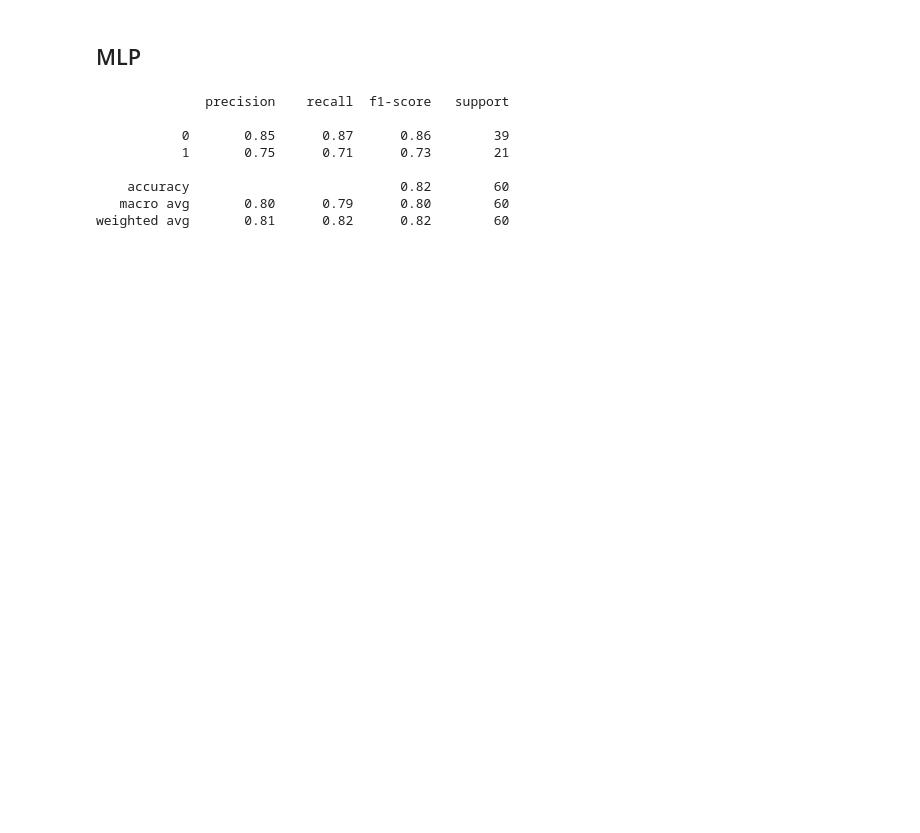
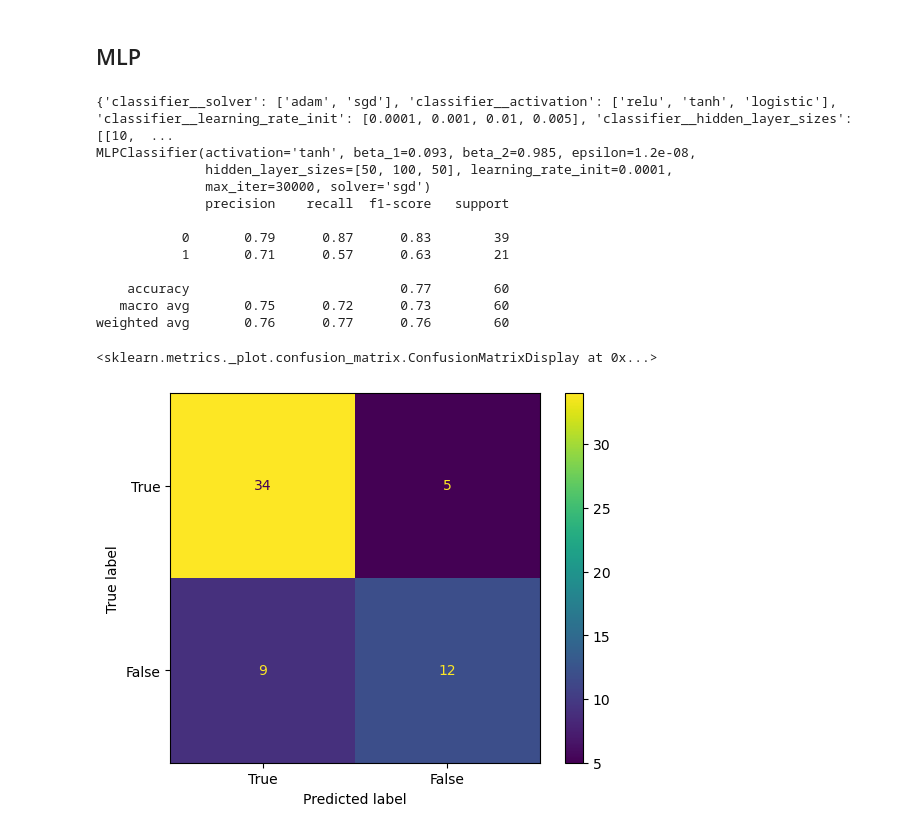
Before and after one commit to brittawi/M7016H-Project, a Jupyter notebook: classifiers.ipynb, the cells around one changed output. Drawn from its saved outputs; the diff is of its cells as text; code cells hidden in the pictures; blank space fills up the shorter version.

```diff
--- a/classifiers.ipynb
+++ b/classifiers.ipynb
@@ -166,35 +195,84 @@ weighted avg       0.73      0.73      0.73        60
 ## MLP
 # %%
 from sklearn.neural_network import MLPClassifier
+from sklearn.experimental import enable_halving_search_cv
+from sklearn.model_selection import HalvingRandomSearchCV
 
-mlp = MLPClassifier(activation='relu',
+
+mlp = MLPClassifier(activation='relu', #relu
                     solver='adam',
-                    max_iter=300000,
+                    max_iter=30000, #300000
                     batch_size='auto',
                     learning_rate_init=0.001,
                     # Early stopping kinda does CV too https://scikit-learn.org/stable/modules/generated/sklearn.neural_network.MLPClassifier.html#sklearn.neural_network.MLPClassifier
                     # But got worse results
-                    early_stopping=False,
+                    early_stopping=False, # False
                     shuffle=True,
-                    random_state=17,
+                    #random_state=17,
                     alpha=0.0001, # L2 loss strenght
                     beta_1=0.93, # 0.9 org Exponential decay rate for estimates of first moment vector in adam
                     beta_2=0.99, # 0.999 org Exponential decay rate for estimates of second moment vector in adam
                     epsilon=12e-9 # 1e-8 org Value for numerical stability in adam.
                     )
 standard_scaler = StandardScaler()
-mlp_pipe = make_pipeline(standard_scaler, mlp)
-mlp_pipe.fit(X_train, y_train)
+mlp_pipe = Pipeline(steps=[
+    ("scaler", standard_scaler),
+    ("classifier", mlp)
+])
+"""
+# These found acc: 77 f1 74,76
+# MLPClassifier(batch_size=64, beta_1=0.93, beta_2=0.99, epsilon=1.2e-08, max_iter=30000, random_state=17, solver='sgd')
+parameters = {
+    "classifier__solver": ["adam", "sgd"],
+    "classifier__batch_size": [4, 16, 32, 64],
+    "classifier__activation": ["relu", "tanh", "logistic"],
+    "classifier__learning_rate_init": [0.0001, 0.001, 0.01, 0.005],
+}
 
-predictions = mlp_pipe.predict(X_val)
+# These found acc 75, f1 72, 75
+# MLPClassifier(beta_1=0.09, beta_2=0.988, epsilon=1.2e-08, hidden_layer_sizes=[10], max_iter=30000, random_state=17)
+parameters = {
+    "classifier__hidden_layer_sizes": [[10,10], [100,10], [50,100,50], [100], [10]],
+    "classifier__beta_1": [round(i*0.001, 3) for i in range(90, 95)],
+    "classifier__beta_2": [round(i*0.001, 4) for i in range(985, 999, 3)]
+}
+"""
+parameters = {
+    "classifier__solver": ["adam", "sgd"],
+    #"classifier__batch_size": [4, 16, 32, 64],
+    "classifier__activation": ["relu", "tanh", "logistic"],
+    "classifier__learning_rate_init": [0.0001, 0.001, 0.01, 0.005],
+    "classifier__hidden_layer_sizes": [[10,10], [100,10], [50,100,50], [100], [10]],
+    "classifier__beta_1": [round(i*0.001, 3) for i in range(90, 95)],
+    "classifier__beta_2": [round(i*0.001, 4) for i in range(985, 999, 3)]
+}
+print(parameters)
+
+mlp_cls = HalvingRandomSearchCV(mlp_pipe, parameters)
+
+mlp_cls.fit(X_train, y_train)
+
+print(mlp_cls.best_estimator_.get_params()['classifier'])
+
+predictions = mlp_cls.predict(X_val)
 perfromance = classification_report(y_val, predictions)
 print(perfromance)
+
+cm = confusion_matrix(y_val, predictions)
+disp = ConfusionMatrixDisplay(confusion_matrix=cm,display_labels=[True,False])
+disp.plot()
 # %% [output]
+{'classifier__solver': ['adam', 'sgd'], 'classifier__activation': ['relu', 'tanh', 'logistic'], 'classifier__learning_rate_init': [0.0001, 0.001, 0.01, 0.005], 'classifier__hidden_layer_sizes': [[10,  ...
+MLPClassifier(activation='tanh', beta_1=0.093, beta_2=0.985, epsilon=1.2e-08,
+              hidden_layer_sizes=[50, 100, 50], learning_rate_init=0.0001,
+              max_iter=30000, solver='sgd')
               precision    recall  f1-score   support
 
-           0       0.85      0.87      0.86        39
-           1       0.75      0.71      0.73        21
+           0       0.79      0.87      0.83        39
+           1       0.71      0.57      0.63        21
 
-    accuracy                           0.82        60
-   macro avg       0.80      0.79      0.80        60
-weighted avg       0.81      0.82      0.82        60
+    accuracy                           0.77        60
+   macro avg       0.75      0.72      0.73        60
+weighted avg       0.76      0.77      0.76        60
+<sklearn.metrics._plot.confusion_matrix.ConfusionMatrixDisplay at 0x...>
+[figure, added]
```
Also changed, not shown: parts of 5 cells of this notebook.
